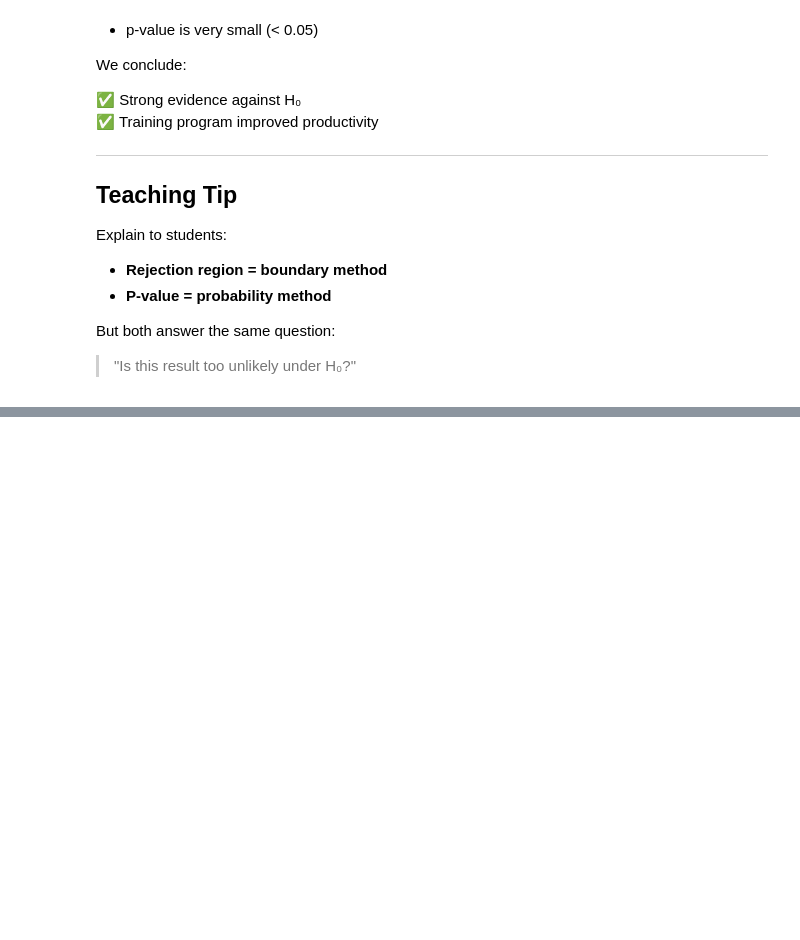
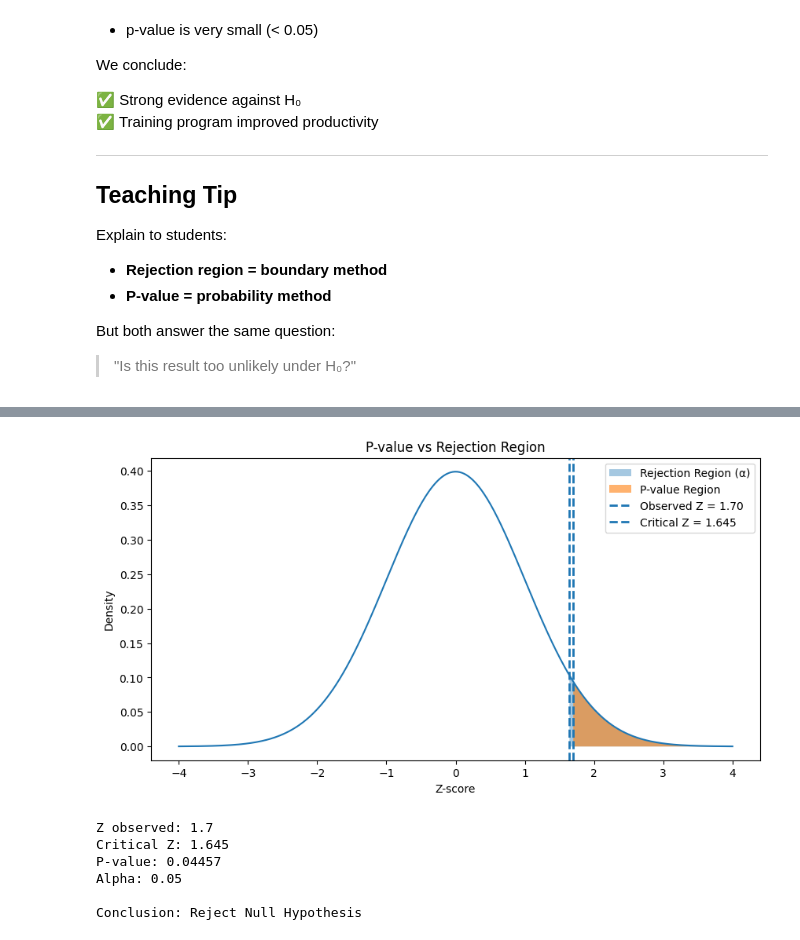
Before and after one commit to mapurva/CodeWorkspace, a Jupyter notebook: Hypothesis_Testing.ipynb, the cells around one changed output, grey strips where cells are left out. Saved outputs shown, nothing was run; the diff lists cells and outputs as text; code cells hidden in the pictures; blank space fills up the shorter version.

```diff
--- a/Hypothesis_Testing.ipynb
+++ b/Hypothesis_Testing.ipynb
@@ -2196,0 +2362,61 @@ But both answer the same question:
+# %%
+import numpy as np
+import matplotlib.pyplot as plt
+from scipy.stats import norm
+
+# Given
+z_observed = 1.70
+alpha = 0.05
+
+# Critical value
+z_critical = norm.ppf(1 - alpha)
+
+# X values
+x = np.linspace(-4, 4, 500)
+y = norm.pdf(x)
+
+plt.figure(figsize=(10,5))
+plt.plot(x, y)
+
+# Rejection region (alpha)
+x_reject = np.linspace(z_critical, 4, 200)
+y_reject = norm.pdf(x_reject)
+plt.fill_between(x_reject, y_reject, alpha=0.4, label="Rejection Region (α)")
+
+# P-value region
+x_p = np.linspace(z_observed, 4, 200)
+y_p = norm.pdf(x_p)
+plt.fill_between(x_p, y_p, alpha=0.6, label="P-value Region")
+
+# Lines
+plt.axvline(z_observed, linestyle='--', linewidth=2, label="Observed Z = 1.70")
+plt.axvline(z_critical, linestyle='--', linewidth=2, label="Critical Z = 1.645")
+
+# Labels
+plt.title("P-value vs Rejection Region")
+plt.xlabel("Z-score")
+plt.ylabel("Density")
+plt.legend()
+
+plt.show()
+
+# Calculate p-value
+p_value = 1 - norm.cdf(z_observed)
+
+print("Z observed:", z_observed)
+print("Critical Z:", round(z_critical,3))
+print("P-value:", round(p_value,5))
+print("Alpha:", alpha)
+
+if p_value < alpha:
+    print("\nConclusion: Reject Null Hypothesis")
+else:
+    print("\nConclusion: Fail to Reject Null Hypothesis")
+# %% [output]
+[figure, added]
+Z observed: 1.7
+Critical Z: 1.645
+P-value: 0.04457
+Alpha: 0.05
+
+Conclusion: Reject Null Hypothesis
```
Also changed, not shown: parts of 3 cells of this notebook.
